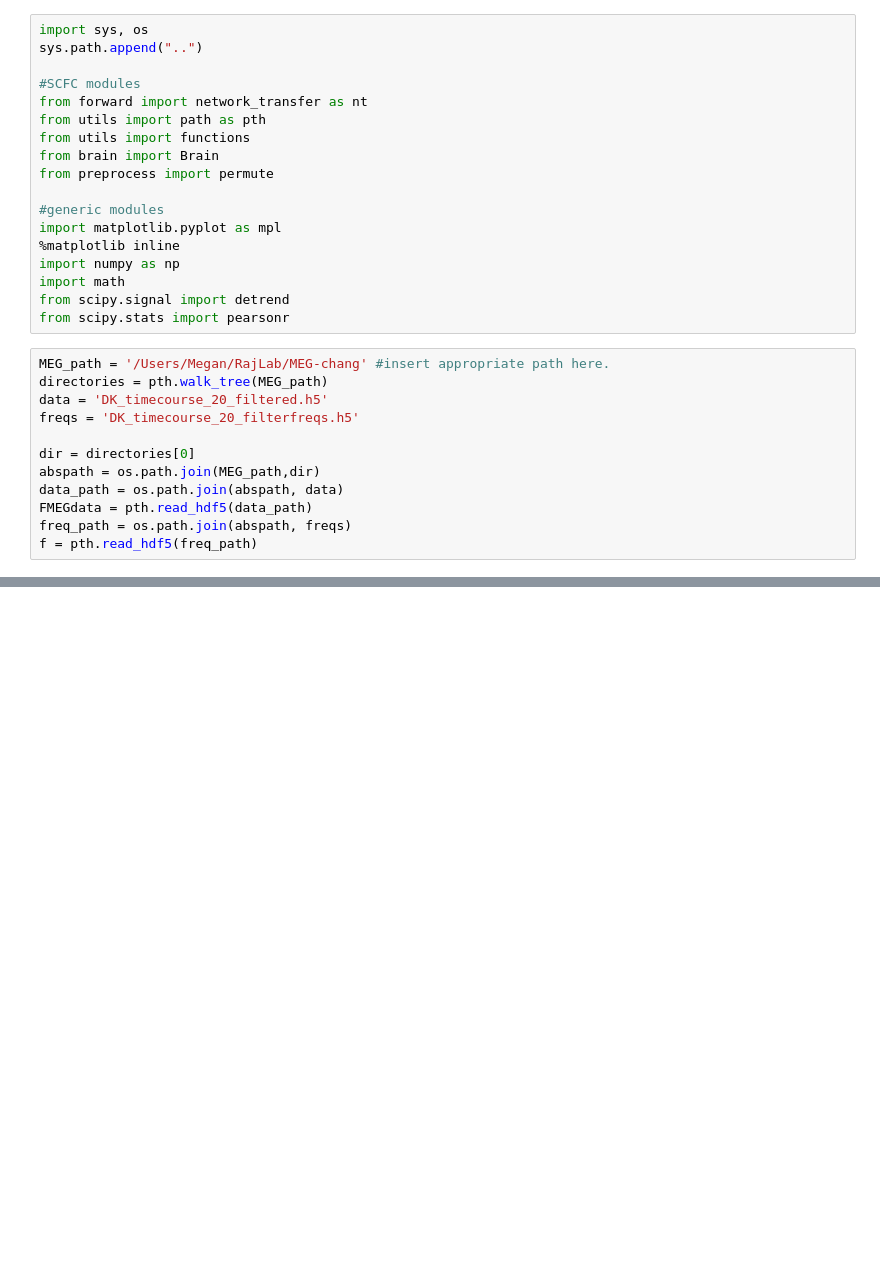
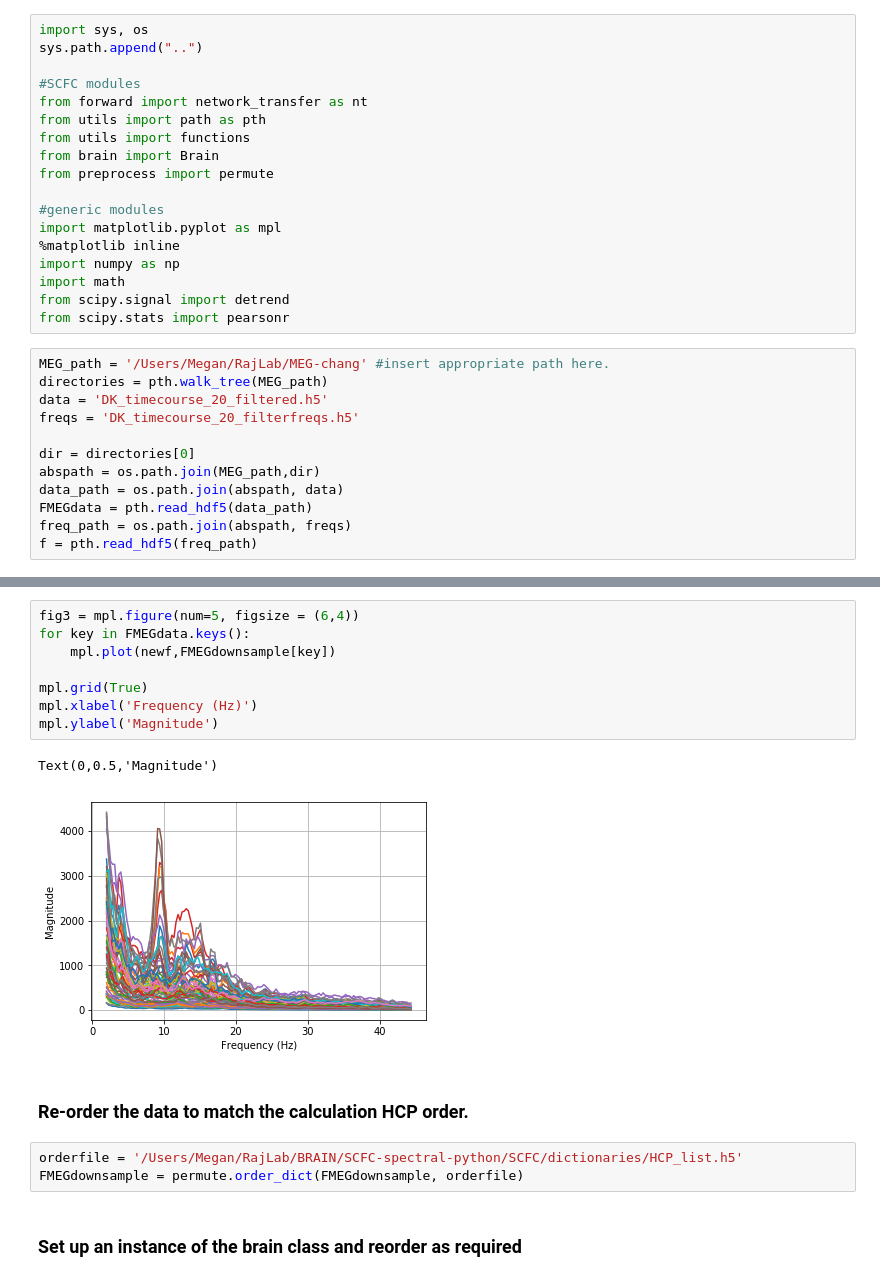
Before and after one commit to Raj-Lab-UCSF/spectrome, a Jupyter notebook: SCFC-spectral-python/SCFC/notebooks/pearsonr-cost.ipynb, the cells around one changed output, grey strips where cells are left out. Cells and saved outputs as stored; diff of their text form; blank space fills up the shorter version.

```diff
--- a/SCFC-spectral-python/SCFC/notebooks/pearsonr-cost.ipynb
+++ b/SCFC-spectral-python/SCFC/notebooks/pearsonr-cost.ipynb
@@ -36,0 +76,18 @@ f = pth.read_hdf5(freq_path)
+# %%
+fig3 = mpl.figure(num=5, figsize = (6,4))
+for key in FMEGdata.keys():
+    mpl.plot(newf,FMEGdownsample[key])
+
+mpl.grid(True)
+mpl.xlabel('Frequency (Hz)')
+mpl.ylabel('Magnitude')
+# %% [output]
+Text(0,0.5,'Magnitude')
+[figure, added]
+# %% [markdown]
+### Re-order the data to match the calculation HCP order.
+# %%
+orderfile = '/Users/Megan/RajLab/BRAIN/SCFC-spectral-python/SCFC/dictionaries/HCP_list.h5'
+FMEGdownsample = permute.order_dict(FMEGdownsample, orderfile)
+# %% [markdown]
+### Set up an instance of the brain class and reorder as required
```
Also changed, not shown: parts of 14 cells of this notebook.
